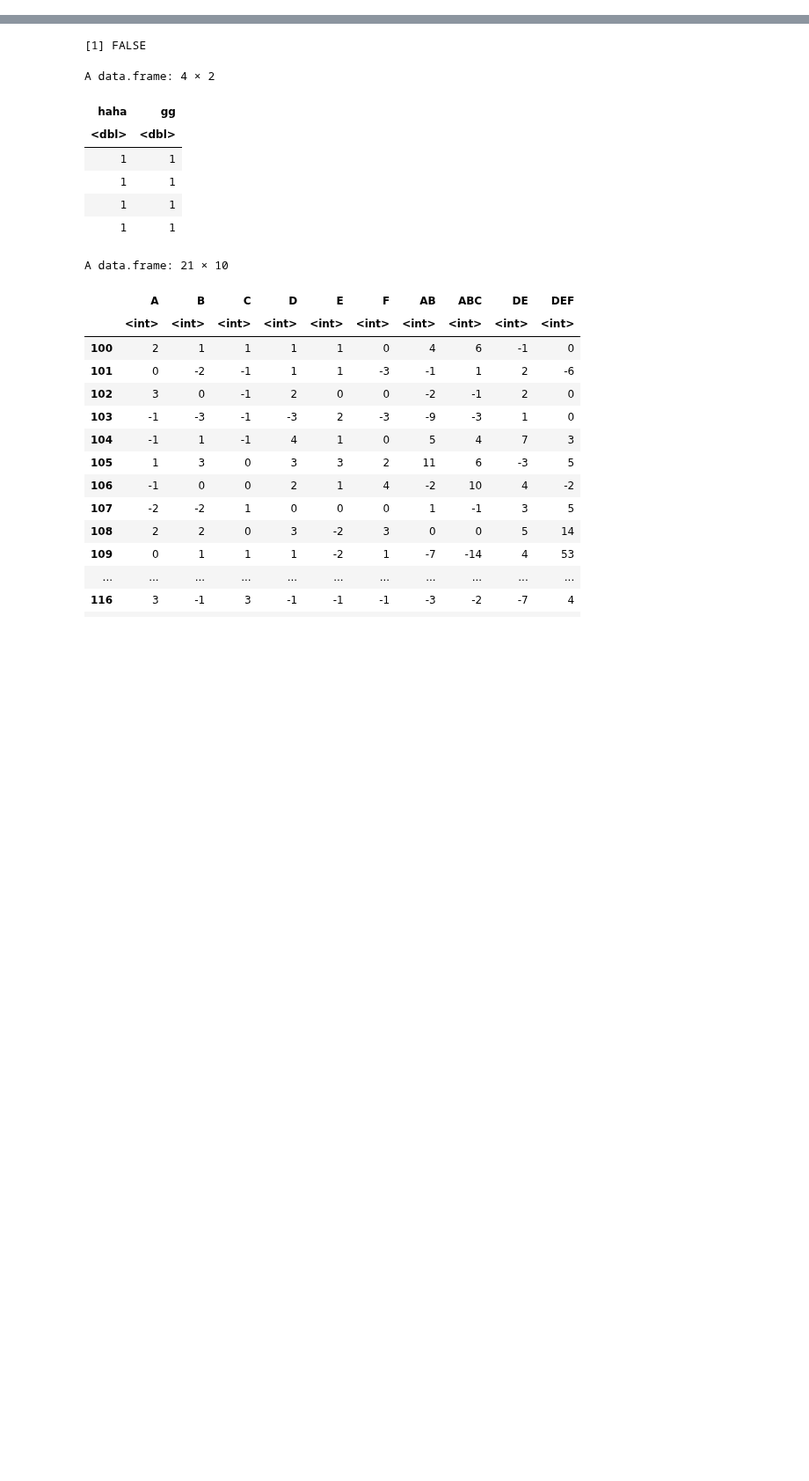
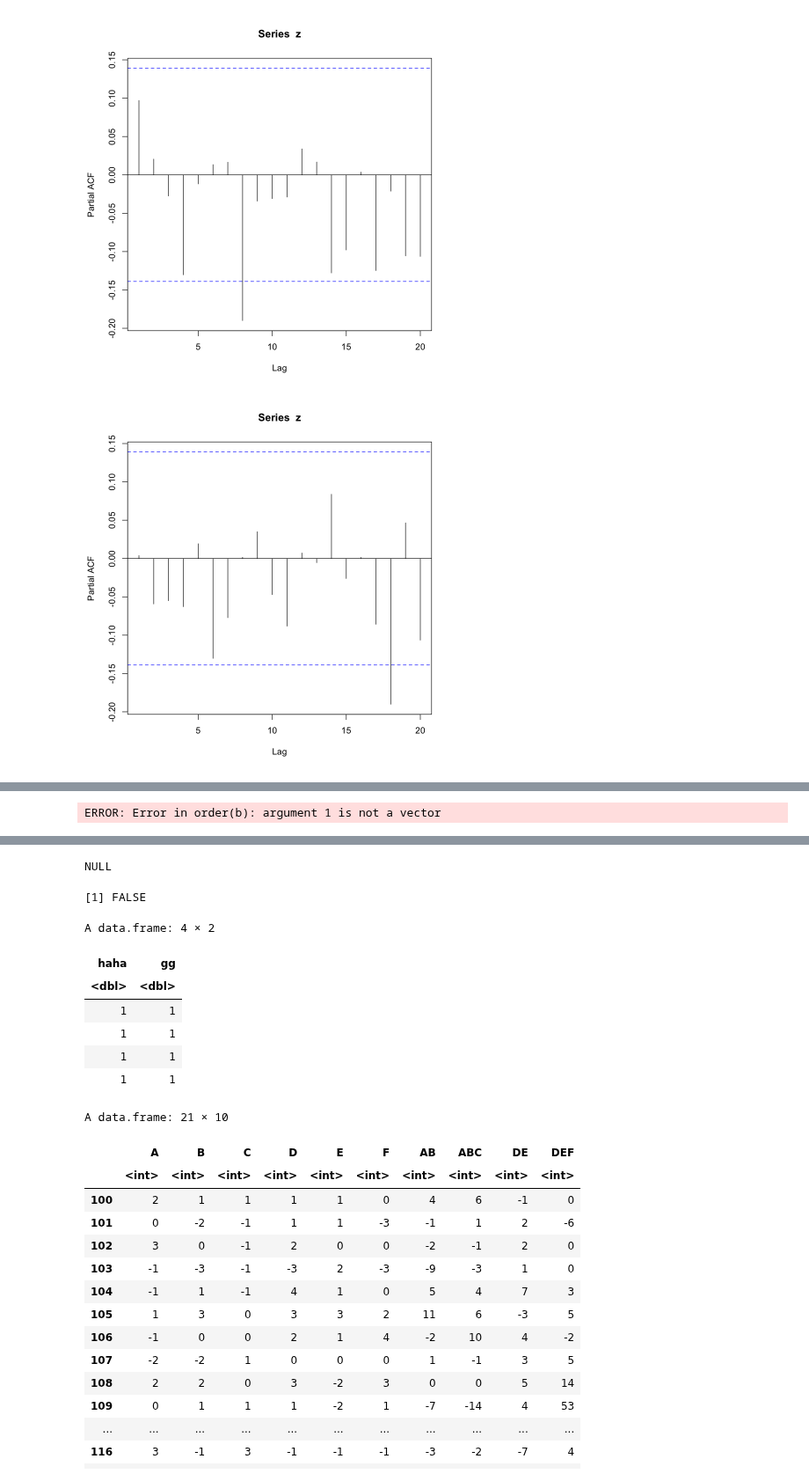
Before and after one commit to SU-Hongs/UROP_mining, a Jupyter notebook: Synthetic/analysis.ipynb, the cells around one changed output, grey strips where cells are left out. Shown at 88% size. Drawn from its saved outputs; the diff is of its cells as text; code cells hidden in the pictures; blank space fills up the shorter version.

```diff
--- a/Synthetic/analysis.ipynb
+++ b/Synthetic/analysis.ipynb
@@ -189,0 +181,63 @@ identical(a,b)
+# %%
+# num <- str_pad(i,3,pad="0")
+correct <- 0
+AB_causes = c(2)
+ABC_causes = c(7)
+DE_causes = c(5)
+DEF_causes = c(9)
+num="001"
+    path <- paste("/Users/suhong/Desktop/UROP_Data/UROP/Synthetic/data/simu_data",num,".csv",sep="")
+    data <- read.csv(path)
+
+    df <- process_df(data)
+
+    #testing causes of AB
+    causes = c()
+    for (index in 1:10){
+        if (index==7) {next}
+        X <- df[,index]
+        Y <- df$AB
+        lag <- select_time_lags(X,thres=0.05)
+        p <- grangertest(X,Y,order=lag)[2,4]
+        if (p<0.15){append(causes,index)}
+    }
+    if (equal_list(AB_causes,causes)) {correct <- correct+1}
+
+    # testing causes of ABC
+    causes = c()
+    for (index in 1:10){
+        if (index==8) {next}
+        X <- df[,index]
+        Y <- df$ABC
+        lag <- select_time_lags(X,thres=0.05)
+        p <- grangertest(X,Y,order=lag)[2,4]
+        if (p<0.15){append(causes,index)}
+    }
+    if (equal_list(ABC_causes,causes)) {correct <- correct+1}
+
+    # testing causes of DE
+    causes = c()
+    for (index in 1:10){
+        if (index==9) {next}
+        X <- df[,index]
+        Y <- df$DE
+        lag <- select_time_lags(X,thres=0.05)
+        p <- grangertest(X,Y,order=lag)[2,4]
+        if (p<0.15){append(causes,index)}
+    }
+    if (equal_list(DE_causes,causes)) {correct <- correct+1}
+
+    # testing causes of DEF
+    causes = c()
+    for (index in 1:10){
+        if (index==10) {next}
+        X <- df[,index]
+        Y <- df$DEF
+        lag <- select_time_lags(X,thres=0.05)
+        p <- grangertest(X,Y,order=lag)[2,4]
+        if (p<0.15){append(causes,index)}
+    }
+    if (equal_list(DEF_causes,causes)) {correct <- correct+1}
+# %% [output]
+[figure, added]
+[figure, added]
@@ -189,0 +250 @@ identical(a,b)
+ERROR: Error in order(b): argument 1 is not a vector
@@ -190,3 +252,7 @@ identical(a,b)
+# %%
+equal_list
+# %% [output]
+NULL
 # %%
 a <- c(1,2,3)
 b <- c(2,10,1)
```
Also changed, not shown: parts of 4 cells of this notebook, 3 other files.
